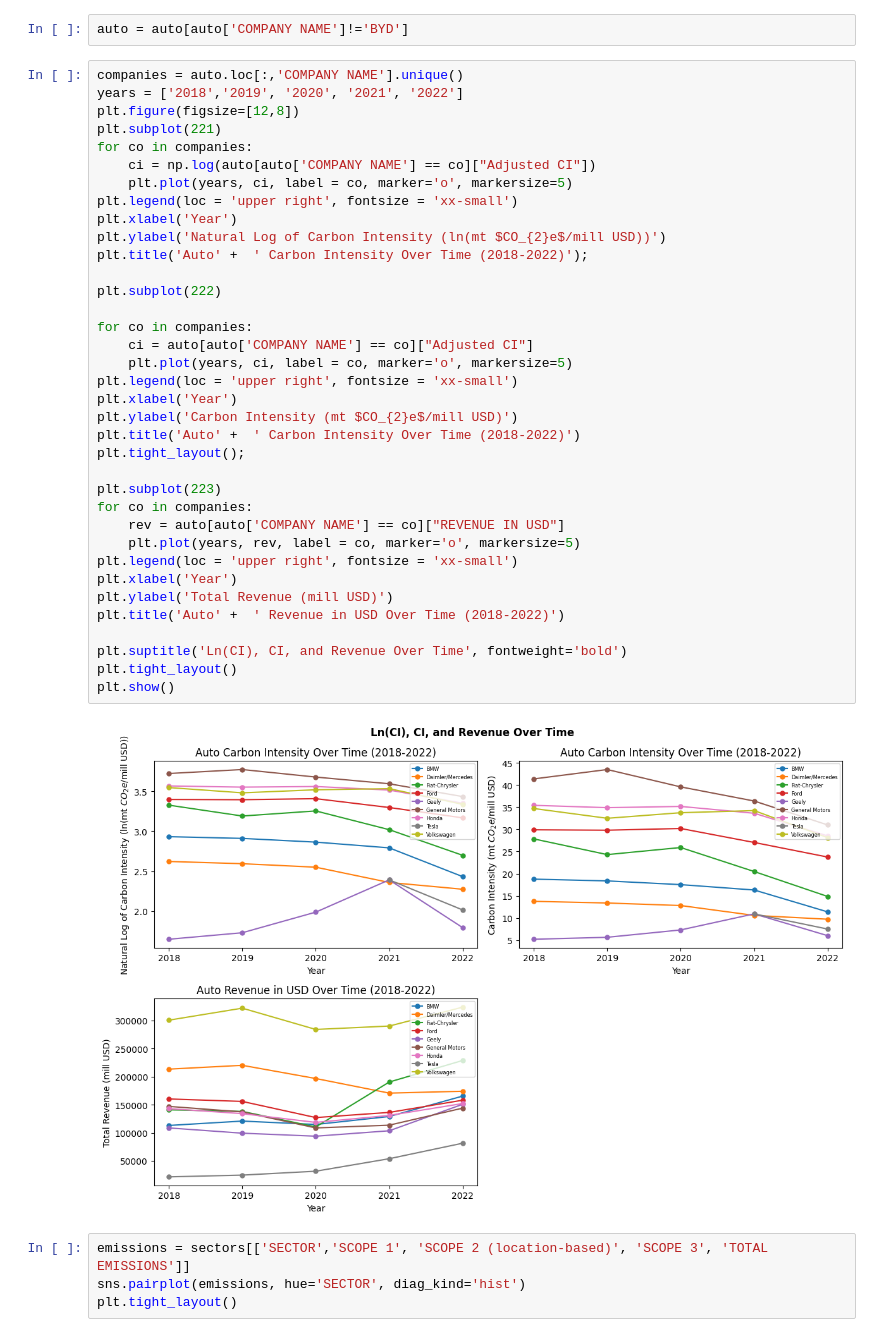
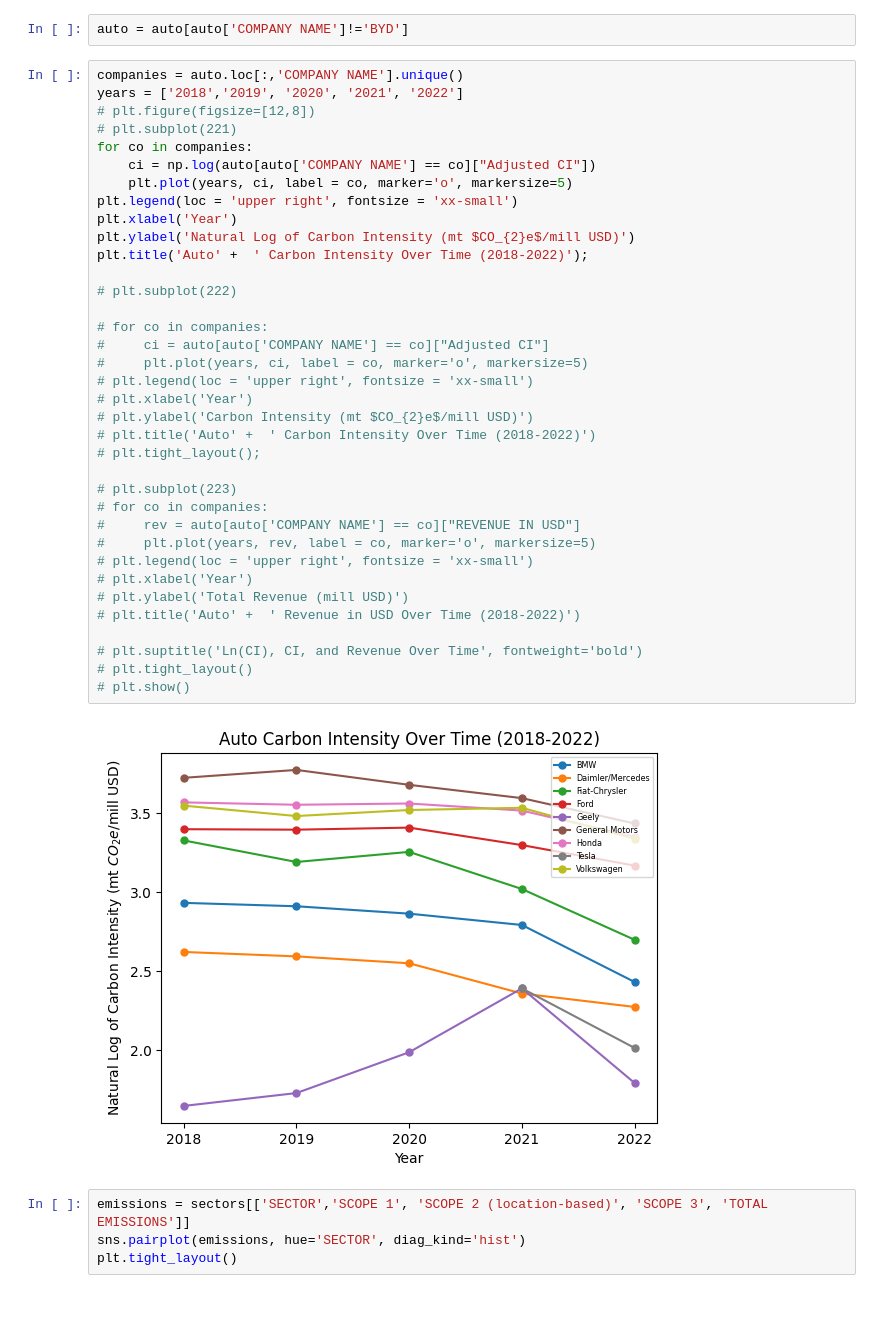
Before and after one commit to zcjanin/decarbonization-2024, a Jupyter notebook: Charts.ipynb, the cells around one changed output. Drawn from its saved outputs; the diff is of its cells as text; blank space fills up the shorter version.

Commit message:
Created graphs with natural log transformations

```diff
--- a/Charts.ipynb
+++ b/Charts.ipynb
@@ -112,41 +112,41 @@ auto = auto[auto['COMPANY NAME']!='BYD']
 # %%
 companies = auto.loc[:,'COMPANY NAME'].unique()
 years = ['2018','2019', '2020', '2021', '2022']
-plt.figure(figsize=[12,8])
-plt.subplot(221)
+# plt.figure(figsize=[12,8])
+# plt.subplot(221)
 for co in companies:
     ci = np.log(auto[auto['COMPANY NAME'] == co]["Adjusted CI"])
     plt.plot(years, ci, label = co, marker='o', markersize=5)
 plt.legend(loc = 'upper right', fontsize = 'xx-small')
 plt.xlabel('Year')
-plt.ylabel('Natural Log of Carbon Intensity (ln(mt $CO_{2}e$/mill USD))')
+plt.ylabel('Natural Log of Carbon Intensity (mt $CO_{2}e$/mill USD)')
 plt.title('Auto' +  ' Carbon Intensity Over Time (2018-2022)');
 
-plt.subplot(222)
+# plt.subplot(222)
 
-for co in companies:
-    ci = auto[auto['COMPANY NAME'] == co]["Adjusted CI"]
-    plt.plot(years, ci, label = co, marker='o', markersize=5)
-plt.legend(loc = 'upper right', fontsize = 'xx-small')
-plt.xlabel('Year')
-plt.ylabel('Carbon Intensity (mt $CO_{2}e$/mill USD)')
-plt.title('Auto' +  ' Carbon Intensity Over Time (2018-2022)')
-plt.tight_layout();
+# for co in companies:
+#     ci = auto[auto['COMPANY NAME'] == co]["Adjusted CI"]
+#     plt.plot(years, ci, label = co, marker='o', markersize=5)
+# plt.legend(loc = 'upper right', fontsize = 'xx-small')
+# plt.xlabel('Year')
+# plt.ylabel('Carbon Intensity (mt $CO_{2}e$/mill USD)')
+# plt.title('Auto' +  ' Carbon Intensity Over Time (2018-2022)')
+# plt.tight_layout();
 
-plt.subplot(223)
-for co in companies:
-    rev = auto[auto['COMPANY NAME'] == co]["REVENUE IN USD"]
-    plt.plot(years, rev, label = co, marker='o', markersize=5)
-plt.legend(loc = 'upper right', fontsize = 'xx-small')
-plt.xlabel('Year')
-plt.ylabel('Total Revenue (mill USD)')
-plt.title('Auto' +  ' Revenue in USD Over Time (2018-2022)')
+# plt.subplot(223)
+# for co in companies:
+#     rev = auto[auto['COMPANY NAME'] == co]["REVENUE IN USD"]
+#     plt.plot(years, rev, label = co, marker='o', markersize=5)
+# plt.legend(loc = 'upper right', fontsize = 'xx-small')
+# plt.xlabel('Year')
+# plt.ylabel('Total Revenue (mill USD)')
+# plt.title('Auto' +  ' Revenue in USD Over Time (2018-2022)')
 
-plt.suptitle('Ln(CI), CI, and Revenue Over Time', fontweight='bold')
-plt.tight_layout()
-plt.show()
+# plt.suptitle('Ln(CI), CI, and Revenue Over Time', fontweight='bold')
+# plt.tight_layout()
+# plt.show()
 # %% [output]
-[figure, old version]
+[figure, new version]
 # %%
 emissions = sectors[['SECTOR','SCOPE 1', 'SCOPE 2 (location-based)', 'SCOPE 3', 'TOTAL EMISSIONS']]
 sns.pairplot(emissions, hue='SECTOR', diag_kind='hist')
```
Also changed, not shown: parts of 5 cells of this notebook, 1 other file.
